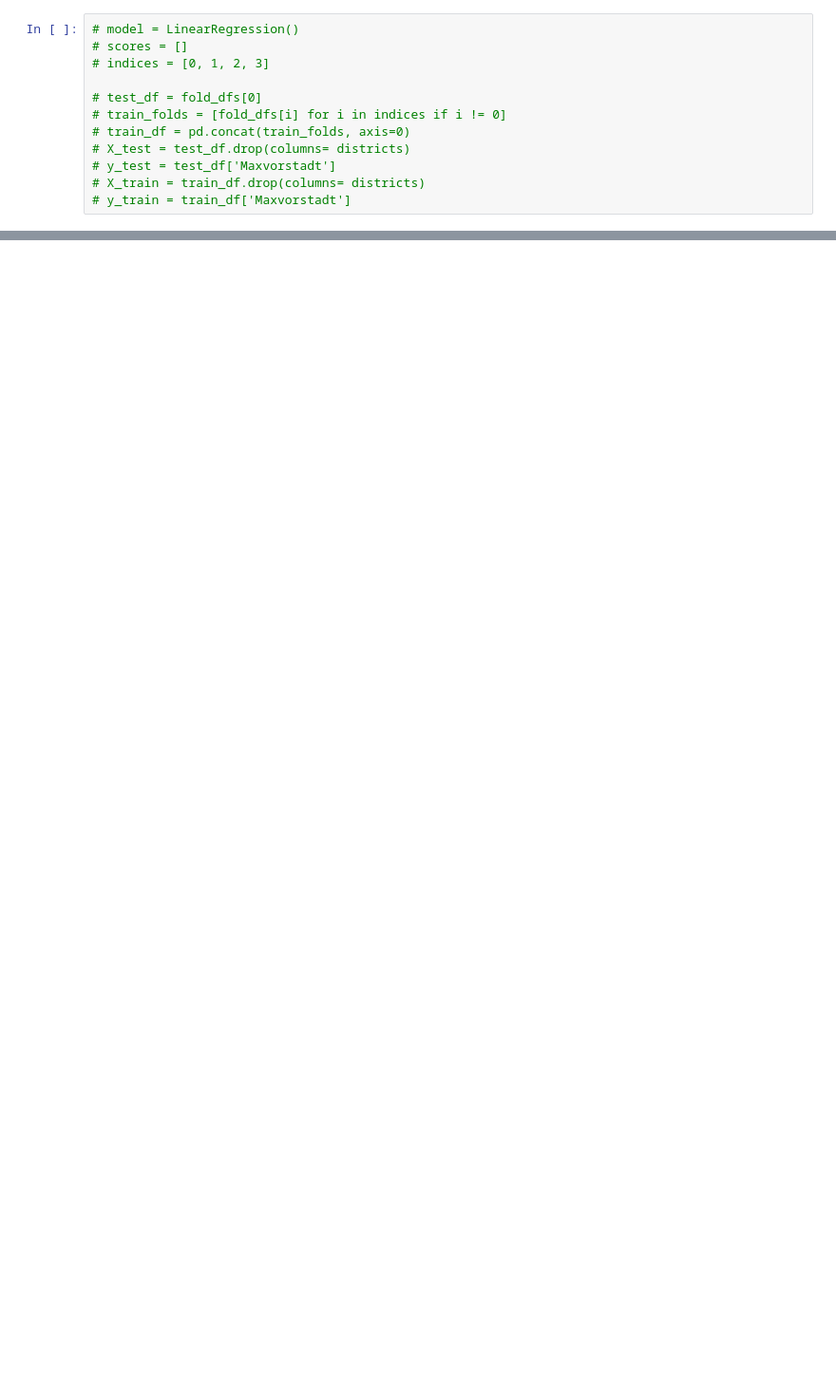
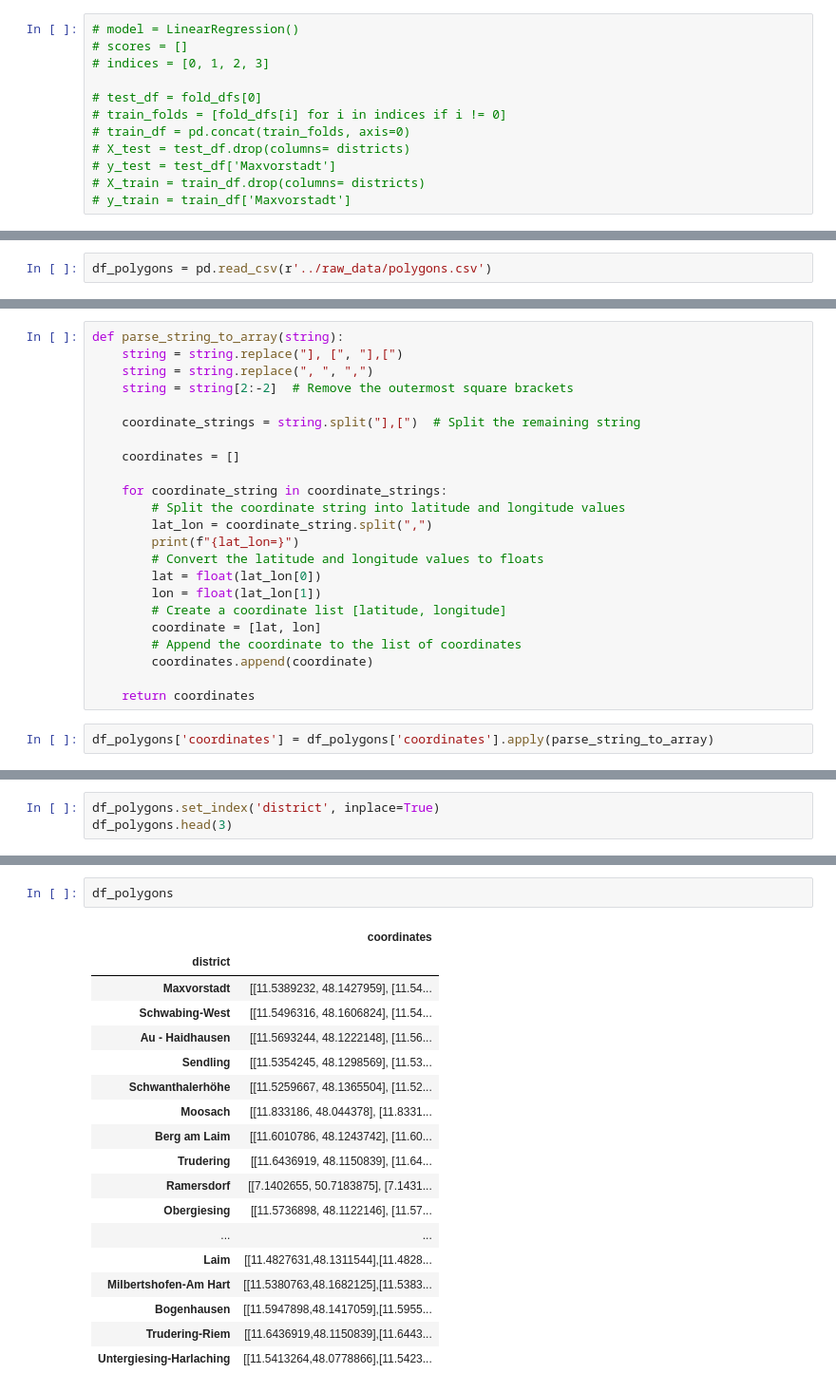
Before and after one commit to shoefer987/bike_sharing_demand, a Jupyter notebook: notebooks/linear_reg.ipynb, the cells around one changed output, grey strips where cells are left out. Shown at 95% size. Drawn from its saved outputs; the diff is of its cells as text; blank space fills up the shorter version.

```diff
--- a/notebooks/linear_reg.ipynb
+++ b/notebooks/linear_reg.ipynb
@@ -197,0 +234,2 @@ scores
+# %%
+df_polygons = pd.read_csv(r'../raw_data/polygons.csv')
@@ -197,0 +243,25 @@ scores
+# %%
+def parse_string_to_array(string):
+    string = string.replace("], [", "],[")
+    string = string.replace(", ", ",")
+    string = string[2:-2]  # Remove the outermost square brackets
+
+    coordinate_strings = string.split("],[")  # Split the remaining string
+
+    coordinates = []
+
+    for coordinate_string in coordinate_strings:
+        # Split the coordinate string into latitude and longitude values
+        lat_lon = coordinate_string.split(",")
+        print(f"{lat_lon=}")
+        # Convert the latitude and longitude values to floats
+        lat = float(lat_lon[0])
+        lon = float(lat_lon[1])
+        # Create a coordinate list [latitude, longitude]
+        coordinate = [lat, lon]
+        # Append the coordinate to the list of coordinates
+        coordinates.append(coordinate)
+
+    return coordinates
+# %%
+df_polygons['coordinates'] = df_polygons['coordinates'].apply(parse_string_to_array)
@@ -197,0 +271,3 @@ scores
+# %%
+df_polygons.set_index('district', inplace=True)
+df_polygons.head(3)
@@ -197,0 +289,21 @@ scores
+# %%
+df_polygons
+# %% [output]
+|  | coordinates |
+| district |  |
+| Maxvorstadt | [[11.5389232, 48.1427959], [11.54... |
+| Schwabing-West | [[11.5496316, 48.1606824], [11.54... |
+| Au - Haidhausen | [[11.5693244, 48.1222148], [11.56... |
+| Sendling | [[11.5354245, 48.1298569], [11.53... |
+| Schwanthalerhöhe | [[11.5259667, 48.1365504], [11.52... |
+| Moosach | [[11.833186, 48.044378], [11.8331... |
+| Berg am Laim | [[11.6010786, 48.1243742], [11.60... |
+| Trudering | [[11.6436919, 48.1150839], [11.64... |
+| Ramersdorf | [[7.1402655, 50.7183875], [7.1431... |
+| Obergiesing | [[11.5736898, 48.1122146], [11.57... |
+| ... | ... |
+| Laim | [[11.4827631,48.1311544],[11.4828... |
+| Milbertshofen-Am Hart | [[11.5380763,48.1682125],[11.5383... |
+| Bogenhausen | [[11.5947898,48.1417059],[11.5955... |
+| Trudering-Riem | [[11.6436919,48.1150839],[11.6443... |
+| Untergiesing-Harlaching | [[11.5413264,48.0778866],[11.5423... |
```
Also changed, not shown: parts of 30 cells of this notebook.
